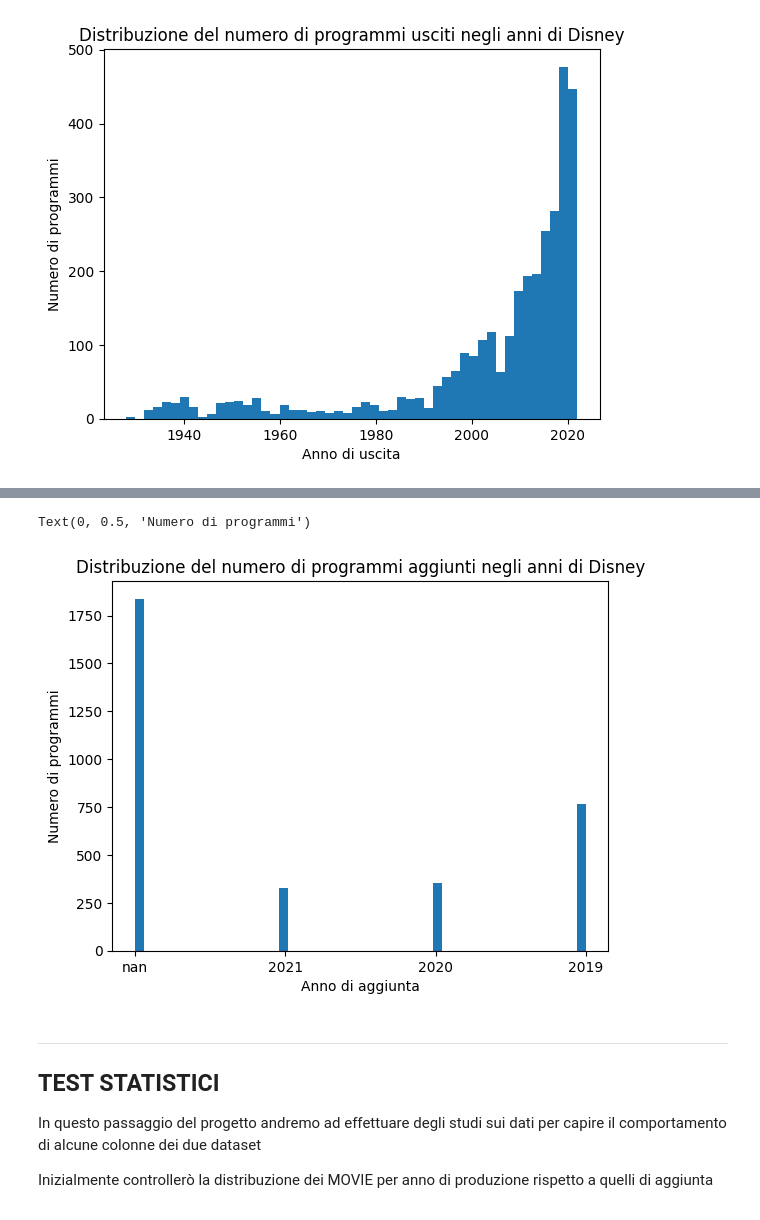
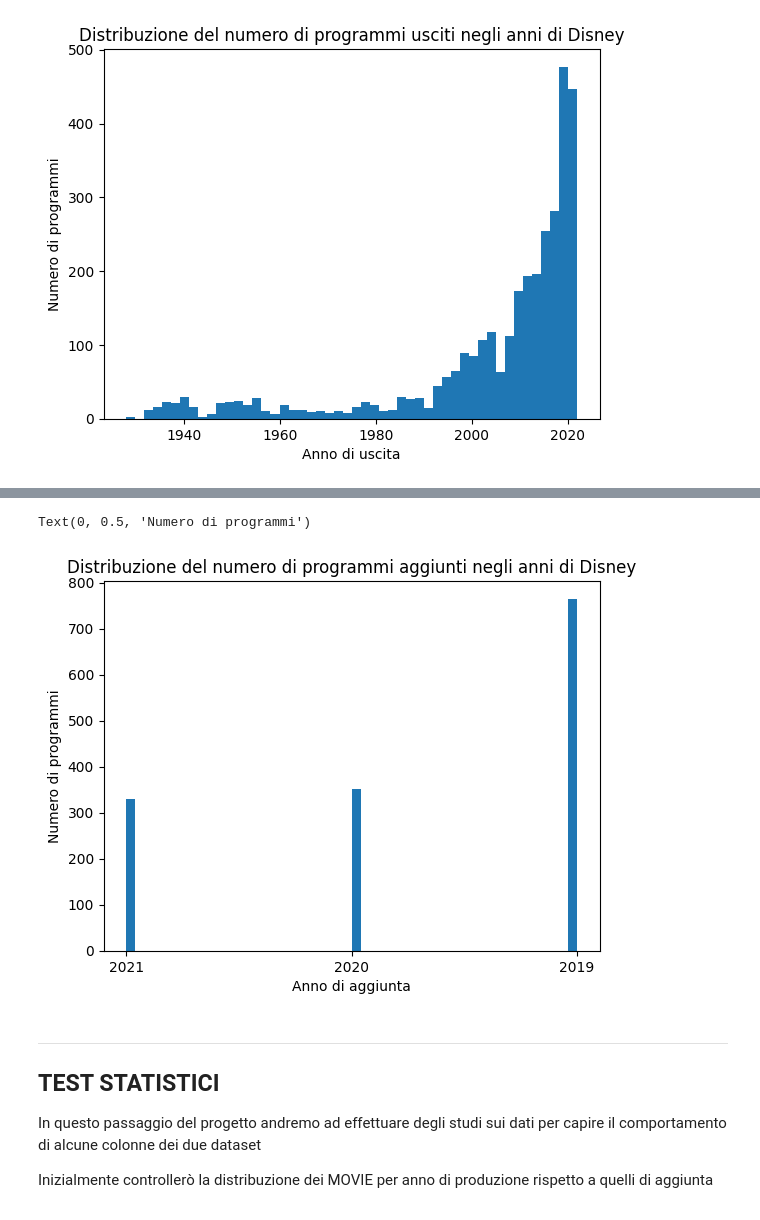
Before and after one commit to edotaggaedo/Progetto_finale_IDS, a Jupyter notebook: Progetto_Finale/ProgFin.ipynb, the cells around one changed output, grey strips where cells are left out. Drawn from its saved outputs; the diff is of its cells as text; code cells hidden in the pictures.

```diff
--- a/Progetto_Finale/ProgFin.ipynb
+++ b/Progetto_Finale/ProgFin.ipynb
@@ -266,7 +266,7 @@ disney_titles_combinata['genres_count'] = disney_titles_combinata['genres'].appl
 # Qua avrei usato la print per controllare la corretta esecuzione del codice, ma basta far riferimento allo spazio dedicato alla visualizzazione dei dati sopra
 
 # Adesso procedo quindi con la creazione di una nuova colonnna che prende il valore della colonna date_added e ne estrae l'anno ed il mese inserendoli in due nuove colonne, ma
-# dato che la colonna date_added ha così pochi valori non nulli decido di creare un indice che indichi alle righe che contengono valori non nulli, dato che altrimenti mi riempirebbe le nuove colonne con valori nan
+# dato che la colonna date_added ha così pochi valori non nulli decido di creare un indice che indichi alle righe che contengono valori non nulli
 
 # Amazon
 
@@ -280,10 +280,10 @@ index_notn_disney = disney_titles_combinata['date_added'].notnull()
 
 # Amazon
 
-amazon_titles_combinata['year_added'][index_notn_amazon] = amazon_titles_combinata['date_added'][index_notn_amazon].astype(str).str.split(', ').str[-1]
-amazon_titles_combinata['month_added'][index_notn_amazon] = amazon_titles_combinata['date_added'][index_notn_amazon].astype(str).str.split(' ').str[0]
+amazon_titles_combinata['year_added'] = amazon_titles_combinata['date_added'].astype(str).str.split(', ').str[-1]
+amazon_titles_combinata['month_added'] = amazon_titles_combinata['date_added'].astype(str).str.split(' ').str[0]
 
 # Disney
 
-disney_titles_combinata['year_added'][index_notn_disney] = disney_titles_combinata['date_added'][index_notn_disney].astype(str).str.split(', ').str[-1]
-disney_titles_combinata['month_added'][index_notn_disney] = disney_titles_combinata['date_added'][index_notn_disney].astype(str).str.split(' ').str[0]
+disney_titles_combinata['year_added'] = disney_titles_combinata['date_added'].astype(str).str.split(', ').str[-1]
+disney_titles_combinata['month_added'] = disney_titles_combinata['date_added'].astype(str).str.split(' ').str[0]
@@ -373,16 +368,16 @@ KeyError: 'year_added'
 # %%
 # TERZA
 
 # Visualizzo un istogramma per rappresentare il numero di programmi aggiunti negli anni senza considerare le righe senza un valore
 
 plt.figure()
-plt.hist(disney_titles_combinata['year_added'].dropna(axis=0), bins=50)
+plt.hist(disney_titles_combinata['year_added'][index_notn_disney].dropna(axis=0), bins=50)
 plt.title('Distribuzione del numero di programmi aggiunti negli anni di Disney')
 plt.xlabel('Anno di aggiunta')
 plt.ylabel('Numero di programmi')
 # %% [output]
 Text(0, 0.5, 'Numero di programmi')
-[figure, old version]
+[figure, new version]
 # %% [markdown]
 ----------------------------------------------------------------------------------------------------------------
 TEST STATISTICI
```
Also changed, not shown: parts of 4 cells of this notebook.
